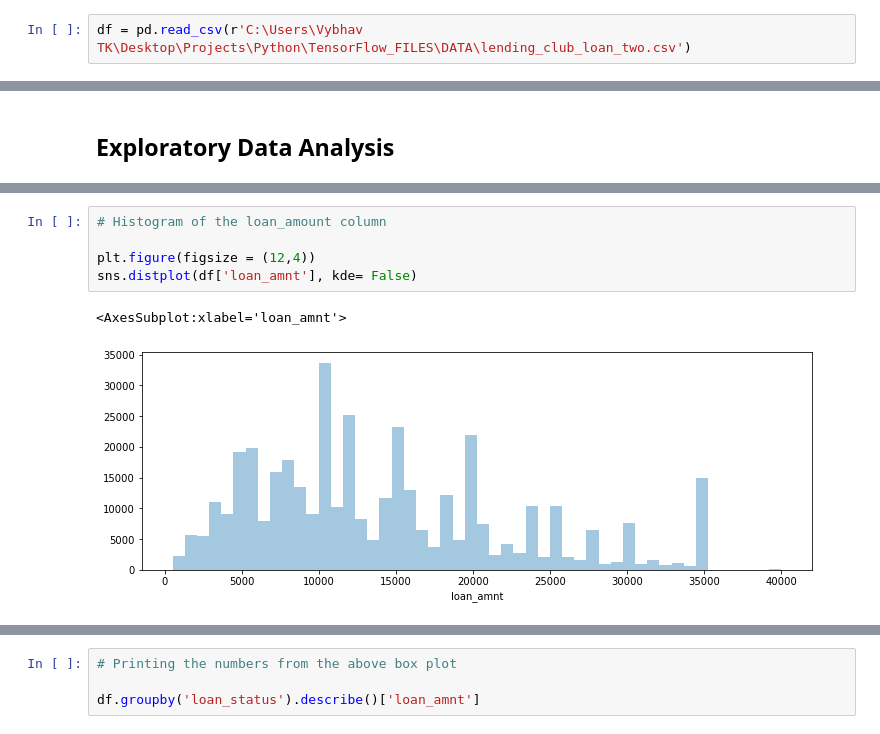
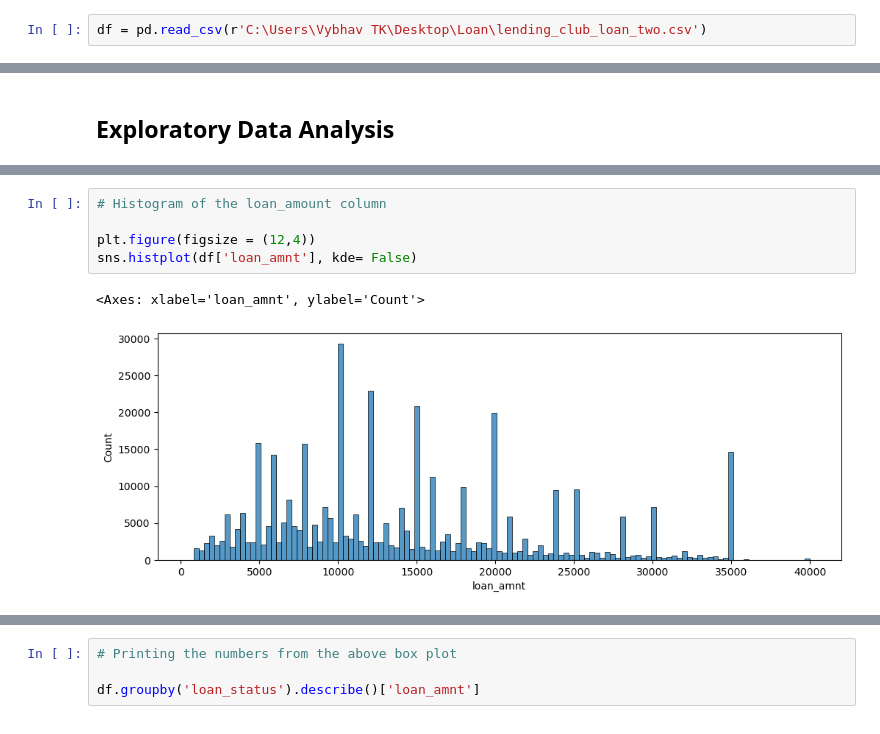
Before and after one commit to vybhav-tk/Python_ML_Project, a Jupyter notebook: LendingClub_Project.ipynb, the cells around one changed output, grey strips where cells are left out. Saved outputs shown, nothing was run; the diff lists cells and outputs as text.

```diff
--- a/LendingClub_Project.ipynb
+++ b/LendingClub_Project.ipynb
@@ -179,7 +178,7 @@ import seaborn as sns
 
 %matplotlib inline
 # %%
-df = pd.read_csv(r'C:\Users\Vybhav TK\Desktop\Projects\Python\TensorFlow_FILES\DATA\lending_club_loan_two.csv')
+df = pd.read_csv(r'C:\Users\Vybhav TK\Desktop\Loan\lending_club_loan_two.csv')
 # %%
 df.head()
 # %% [output]
@@ -225,11 +224,11 @@ sns.countplot(x = 'loan_status', data = df)
 # %%
 # Histogram of the loan_amount column
 
 plt.figure(figsize = (12,4))
-sns.distplot(df['loan_amnt'], kde= False)
+sns.histplot(df['loan_amnt'], kde= False)
 # %% [output]
-<AxesSubplot:xlabel='loan_amnt'>
+<Axes: xlabel='loan_amnt', ylabel='Count'>
-[figure, old version]
+[figure, new version]
 # %%
 # Correlation of the continuous feature variables
 
```
Also changed, not shown: parts of 26 cells of this notebook.
